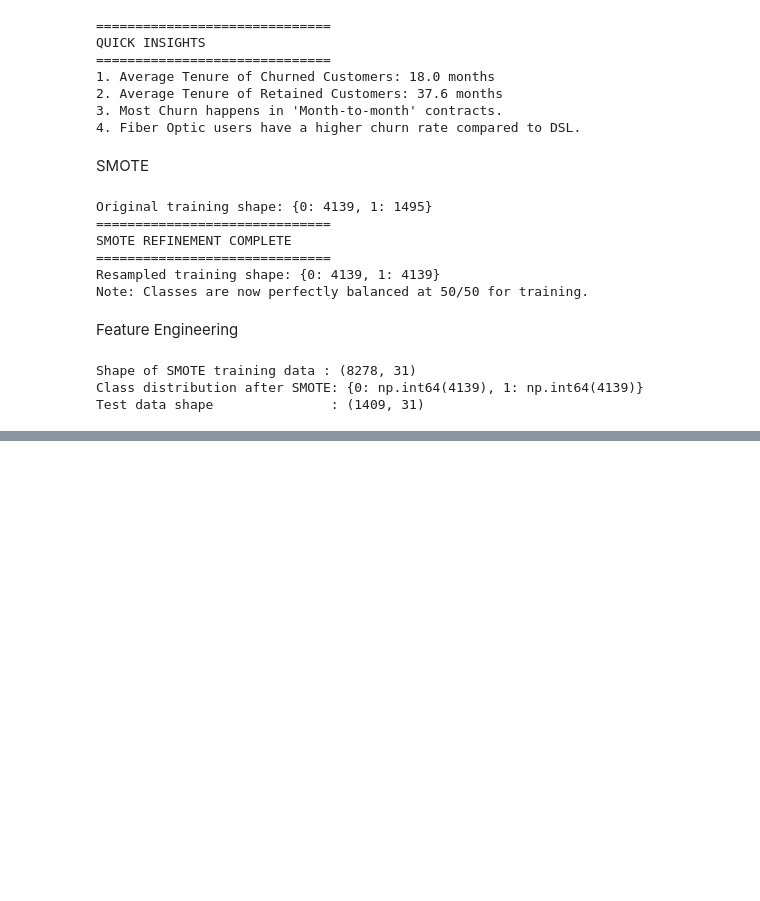
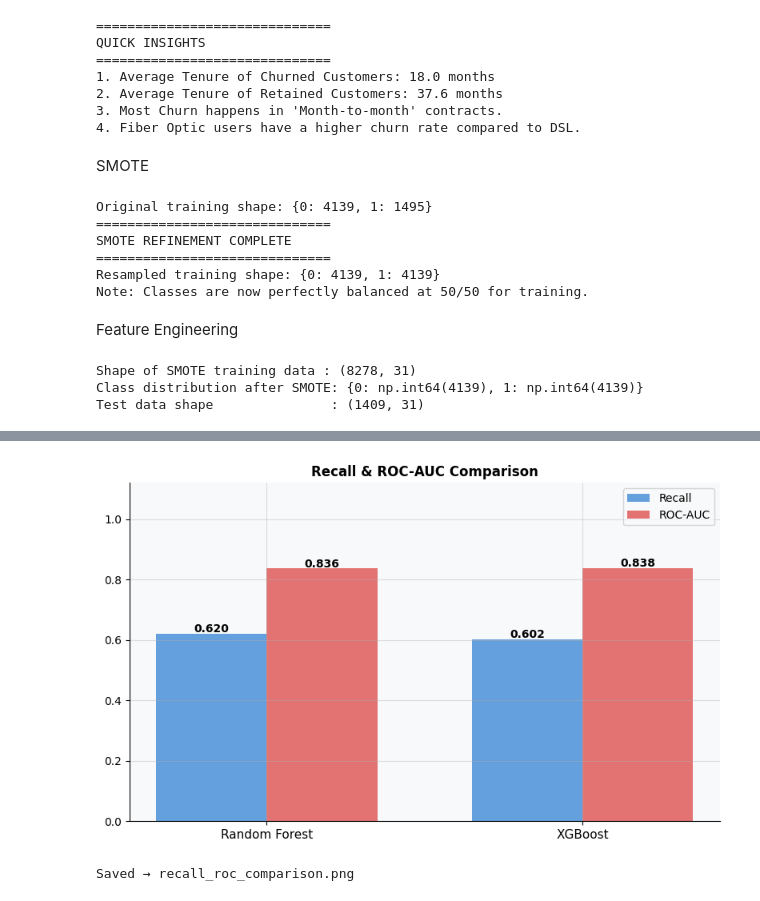
Before and after one commit to jishnuravindran04-cmyk/Churn-Prediction-for-Telecom-Companies, a Jupyter notebook: main_code.ipynb, the cells around one changed output, grey strips where cells are left out. Drawn from its saved outputs; the diff is of its cells as text; code cells hidden in the pictures; blank space fills up the shorter version.

```diff
--- a/main_code.ipynb
+++ b/main_code.ipynb
@@ -387,3 +387,23 @@ print("Test data shape               :", X_test.shape)
 Shape of SMOTE training data : (8278, 31)
 Class distribution after SMOTE: {0: np.int64(4139), 1: np.int64(4139)}
 Test data shape               : (1409, 31)
+# %%
+# =============================================================================
+# CELL 2 — TRAIN RANDOM FOREST
+# =============================================================================
+from sklearn.ensemble import RandomForestClassifier
+
+rf_model = RandomForestClassifier(
+    n_estimators     = 300,
+    min_samples_leaf = 4,
+    max_features     = 'sqrt',
+    class_weight     = 'balanced',
+    random_state     = 42,
+    n_jobs           = -1
+)
+
+rf_model.fit(X_train_res, y_train_res)
+
+print("=" * 40)
+print("Random Forest — Training Complete ✅")
+print("=" * 40)
@@ -389,0 +441,57 @@ Test data shape               : (1409, 31)
+# %%
+# =============================================================================
+# CELL 4 — COMPARE RECALL & ROC-AUC SCORES
+# =============================================================================
+import matplotlib.pyplot as plt
+import numpy as np
+from sklearn.metrics import recall_score, roc_auc_score
+
+BLUE, RED = '#4A90D9', '#E05C5C'
+
+# Predictions
+rf_pred       = rf_model.predict(X_test)
+rf_pred_prob  = rf_model.predict_proba(X_test)[:, 1]
+
+xgb_pred      = xgb_model.predict(X_test)
+xgb_pred_prob = xgb_model.predict_proba(X_test)[:, 1]
+
+# Scores
+rf_recall   = recall_score(y_test, rf_pred)
+rf_roc      = roc_auc_score(y_test, rf_pred_prob)
+
+xgb_recall  = recall_score(y_test, xgb_pred)
+xgb_roc     = roc_auc_score(y_test, xgb_pred_prob)
+
+print("=" * 40)
+print("RECALL & ROC-AUC COMPARISON")
+print("=" * 40)
+print(f"Random Forest  →  Recall: {rf_recall:.4f}  |  ROC-AUC: {rf_roc:.4f}")
+print(f"XGBoost        →  Recall: {xgb_recall:.4f}  |  ROC-AUC: {xgb_roc:.4f}")
+
+# Bar Chart
+fig, ax = plt.subplots(figsize=(8, 5))
+models_names = ['Random Forest', 'XGBoost']
+recalls  = [rf_recall,  xgb_recall]
+roc_aucs = [rf_roc,     xgb_roc]
+
+x     = np.arange(2)
+width = 0.35
+b1 = ax.bar(x - width/2, recalls,  width, label='Recall',  color=BLUE, alpha=0.85)
+b2 = ax.bar(x + width/2, roc_aucs, width, label='ROC-AUC', color=RED,  alpha=0.85)
+
+for bar in list(b1) + list(b2):
+    ax.text(bar.get_x() + bar.get_width()/2,
+            bar.get_height() + 0.005,
+            f'{bar.get_height():.3f}',
+            ha='center', fontsize=10, fontweight='bold')
+
+ax.set_xticks(x)
+ax.set_xticklabels(models_names, fontsize=11)
+ax.set_ylim(0, 1.12)
+ax.set_title('Recall & ROC-AUC Comparison', fontweight='bold')
+ax.legend()
+plt.tight_layout()
+plt.savefig('recall_roc_comparison.png', dpi=150, bbox_inches='tight')
+plt.show()
+print("Saved → recall_roc_comparison.png")
+# %% [output]
@@ -389,0 +503,2 @@ Test data shape               : (1409, 31)
+[figure, added]
+Saved → recall_roc_comparison.png
```
Also changed, not shown: parts of 5 cells of this notebook.
